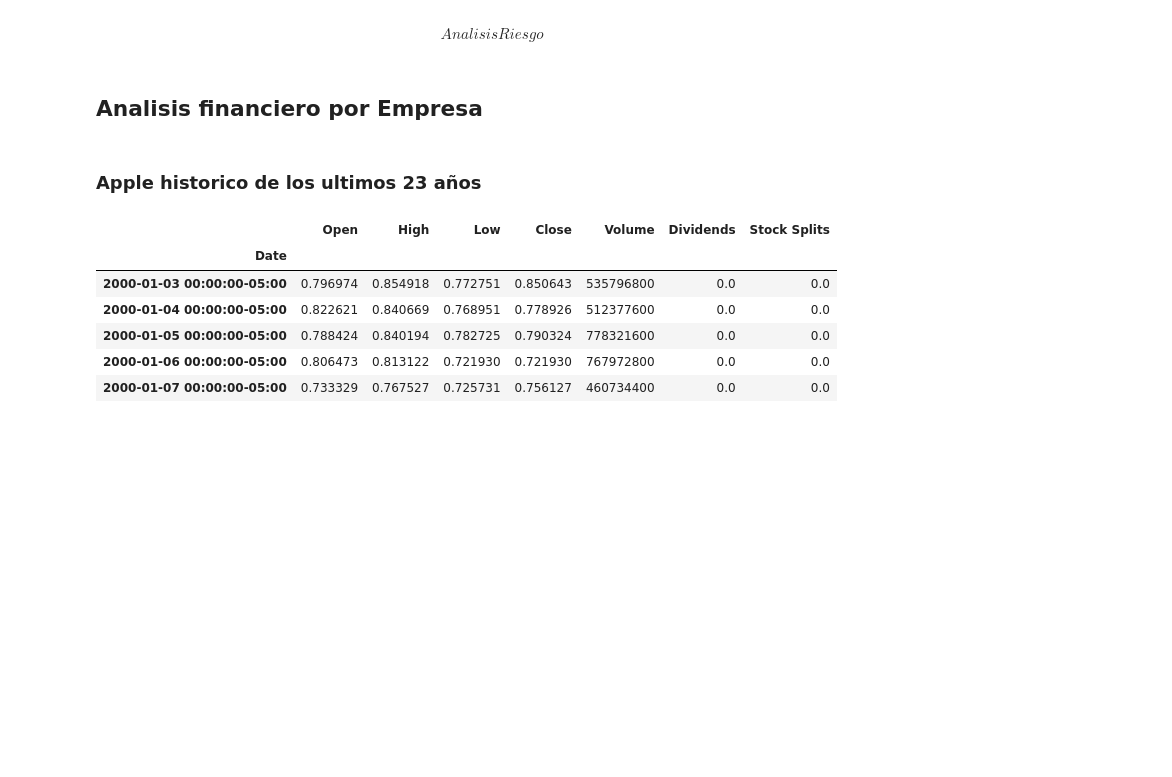
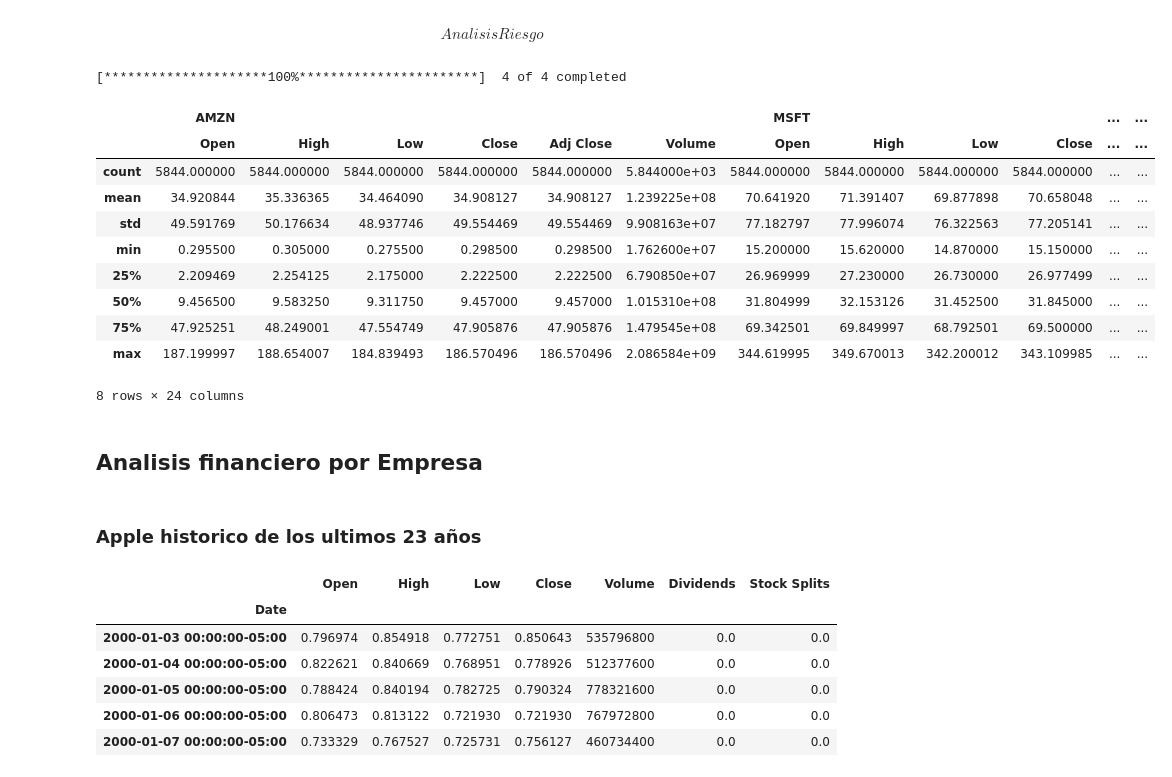
Before and after one commit to diegomaneyro/Analytics, a Jupyter notebook: Anáisis de Riesgo/Analisis_Riesgo.ipynb, the cells around one changed output. Saved outputs shown, nothing was run; the diff lists cells and outputs as text; code cells hidden in the pictures; blank space fills up the shorter version.

```diff
--- a/Anáisis de Riesgo/Analisis_Riesgo.ipynb
+++ b/Anáisis de Riesgo/Analisis_Riesgo.ipynb
@@ -7,2 +13,22 @@ pip install --upgrade yfinance
+# %%
+# Datos posterior al año 2000 de amazon, apple, google, microsoft
+tickers = ['AMZN', 'AAPL', 'GOOGL', 'MSFT']
+start_date = '2000-01-01'
+
+df = yf.download(tickers, start=start_date, group_by='ticker')
+df.describe()
+# %% [output]
+[*********************100%***********************]  4 of 4 completed
+|  | AMZN |  |  |  |  |  | MSFT |  |  |  | ... | ... |
+|  | Open | High | Low | Close | Adj Close | Volume | Open | High | Low | Close | ... | ... |
+| count | 5844.000000 | 5844.000000 | 5844.000000 | 5844.000000 | 5844.000000 | 5.844000e+03 | 5844.000000 | 5844.000000 | 5844.000000 | 5844.000000 | ... | ... |
+| mean | 34.920844 | 35.336365 | 34.464090 | 34.908127 | 34.908127 | 1.239225e+08 | 70.641920 | 71.391407 | 69.877898 | 70.658048 | ... | ... |
+| std | 49.591769 | 50.176634 | 48.937746 | 49.554469 | 49.554469 | 9.908163e+07 | 77.182797 | 77.996074 | 76.322563 | 77.205141 | ... | ... |
+| min | 0.295500 | 0.305000 | 0.275500 | 0.298500 | 0.298500 | 1.762600e+07 | 15.200000 | 15.620000 | 14.870000 | 15.150000 | ... | ... |
+| 25% | 2.209469 | 2.254125 | 2.175000 | 2.222500 | 2.222500 | 6.790850e+07 | 26.969999 | 27.230000 | 26.730000 | 26.977499 | ... | ... |
+| 50% | 9.456500 | 9.583250 | 9.311750 | 9.457000 | 9.457000 | 1.015310e+08 | 31.804999 | 32.153126 | 31.452500 | 31.845000 | ... | ... |
+| 75% | 47.925251 | 48.249001 | 47.554749 | 47.905876 | 47.905876 | 1.479545e+08 | 69.342501 | 69.849997 | 68.792501 | 69.500000 | ... | ... |
+| max | 187.199997 | 188.654007 | 184.839493 | 186.570496 | 186.570496 | 2.086584e+09 | 344.619995 | 349.670013 | 342.200012 | 343.109985 | ... | ... |
+8 rows × 24 columns
 # %% [markdown]
 ## Analisis financiero por Empresa
```
Also changed, not shown: parts of 10 cells of this notebook.
